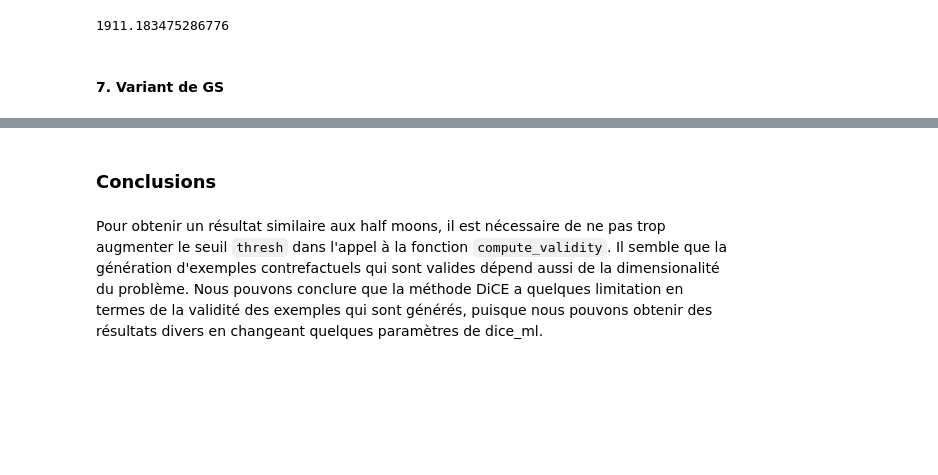
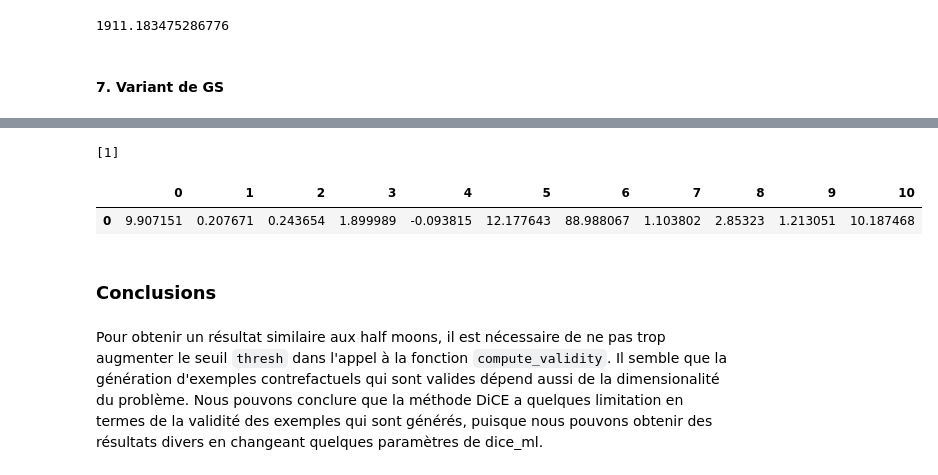
Before and after one commit to nhs2828/IA-Explicable, a Jupyter notebook: tme2/TME2_LELORIER_NGUYEN.ipynb, the cells around one changed output, grey strips where cells are left out. Cells and saved outputs as stored; diff of their text form; code cells hidden in the pictures; blank space fills up the shorter version.

```diff
--- a/tme2/TME2_LELORIER_NGUYEN.ipynb
+++ b/tme2/TME2_LELORIER_NGUYEN.ipynb
@@ -699,3 +637,10 @@ visualisation_2D_GS(X_train, y_train, clf, x, GS, liste_att_interdit = [1])
+# %%
+print(clf_wine.predict([e]))
+pd.DataFrame(e).T
+# %% [output]
+[1]
+|  | 0 | 1 | 2 | 3 | 4 | 5 | 6 | 7 | 8 | 9 | 10 |
+| 0 | 9.907151 | 0.207671 | 0.243654 | 1.899989 | -0.093815 | 12.177643 | 88.988067 | 1.103802 | 2.85323 | 1.213051 | 10.187468 |
 # %% [markdown]
 ### Conclusions
 # %% [markdown]
```
Also changed, not shown: parts of 9 cells of this notebook.
